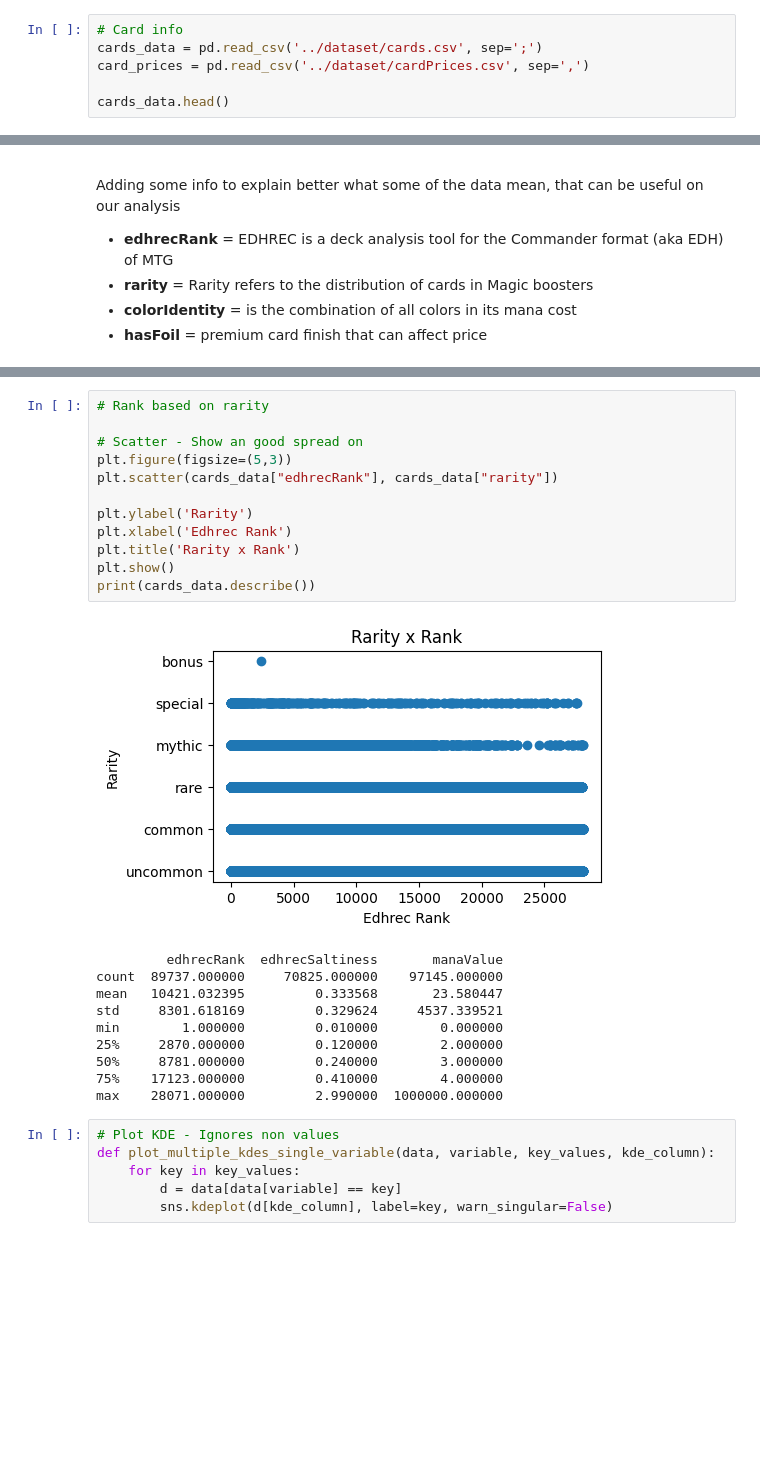
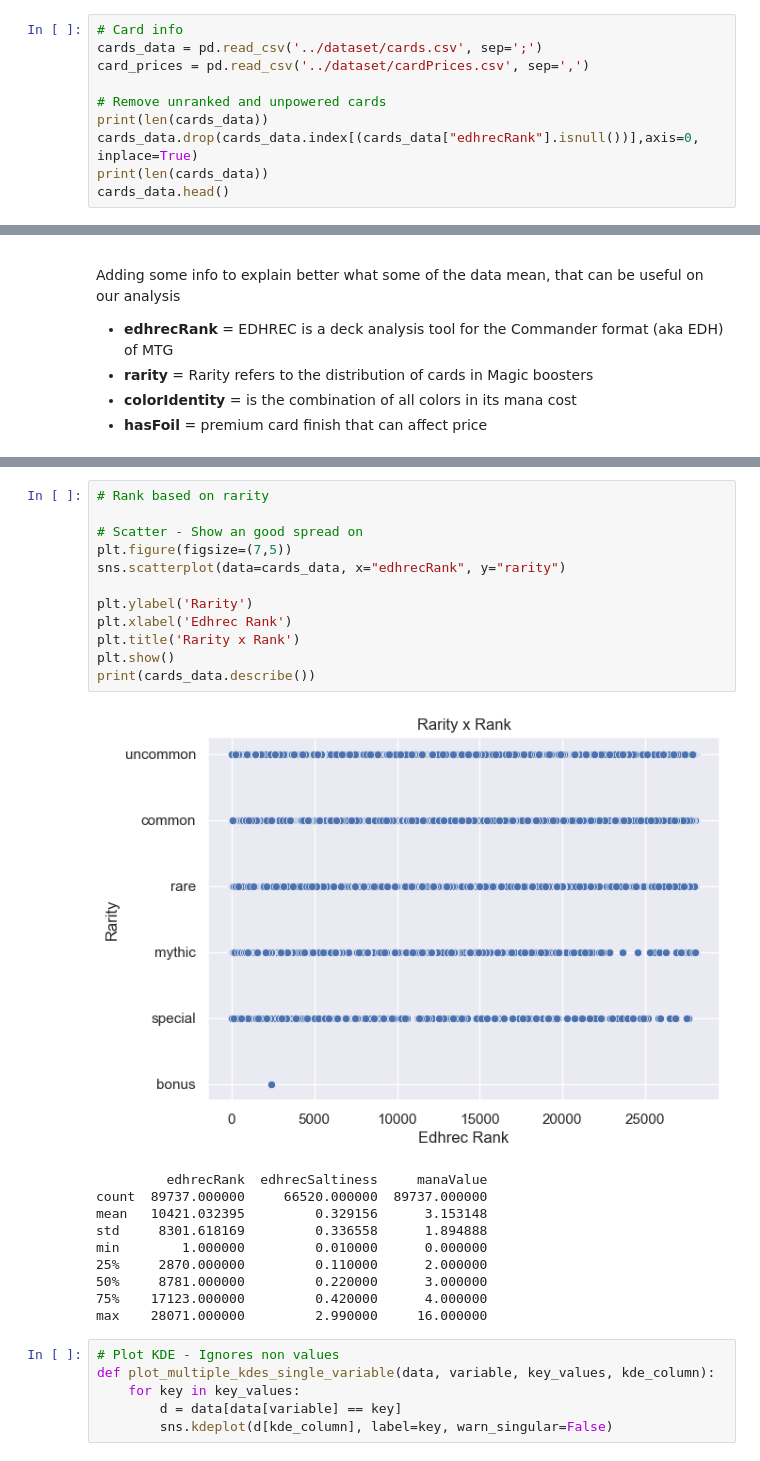
Before and after one commit to victorhg/aai-500-final-project, a Jupyter notebook: notebooks/AAI-500-Group3-Project.ipynb, the cells around one changed output, grey strips where cells are left out. Drawn from its saved outputs; the diff is of its cells as text; blank space fills up the shorter version.

```diff
--- a/notebooks/AAI-500-Group3-Project.ipynb
+++ b/notebooks/AAI-500-Group3-Project.ipynb
@@ -29,5 +29,9 @@ sns.set_theme(style="darkgrid")
 cards_data = pd.read_csv('../dataset/cards.csv', sep=';')
 card_prices = pd.read_csv('../dataset/cardPrices.csv', sep=',')
 
+# Remove unranked and unpowered cards
+print(len(cards_data))
+cards_data.drop(cards_data.index[(cards_data["edhrecRank"].isnull())],axis=0, inplace=True)
+print(len(cards_data))
 cards_data.head()
 # %% [output]
@@ -81,26 +89,26 @@ plot_variables(cards_data, ["edhrecRank"], continuous=True)
 # %%
 # Rank based on rarity
 
 # Scatter - Show an good spread on
-plt.figure(figsize=(5,3))
-plt.scatter(cards_data["edhrecRank"], cards_data["rarity"])
+plt.figure(figsize=(7,5))
+sns.scatterplot(data=cards_data, x="edhrecRank", y="rarity")
 
 plt.ylabel('Rarity')
 plt.xlabel('Edhrec Rank')
 plt.title('Rarity x Rank')
 plt.show()
 print(cards_data.describe())
 # %% [output]
-[figure, old version]
+[figure, new version]
-         edhrecRank  edhrecSaltiness       manaValue
-count  89737.000000     70825.000000    97145.000000
-mean   10421.032395         0.333568       23.580447
-std     8301.618169         0.329624     4537.339521
-min        1.000000         0.010000        0.000000
-25%     2870.000000         0.120000        2.000000
-50%     8781.000000         0.240000        3.000000
-75%    17123.000000         0.410000        4.000000
-max    28071.000000         2.990000  1000000.000000
+         edhrecRank  edhrecSaltiness     manaValue
+count  89737.000000     66520.000000  89737.000000
+mean   10421.032395         0.329156      3.153148
+std     8301.618169         0.336558      1.894888
+min        1.000000         0.010000      0.000000
+25%     2870.000000         0.110000      2.000000
+50%     8781.000000         0.220000      3.000000
+75%    17123.000000         0.420000      4.000000
+max    28071.000000         2.990000     16.000000
 # %%
 # Plot KDE - Ignores non values
 def plot_multiple_kdes_single_variable(data, variable, key_values, kde_column):
```
Also changed, not shown: parts of 8 cells of this notebook.
